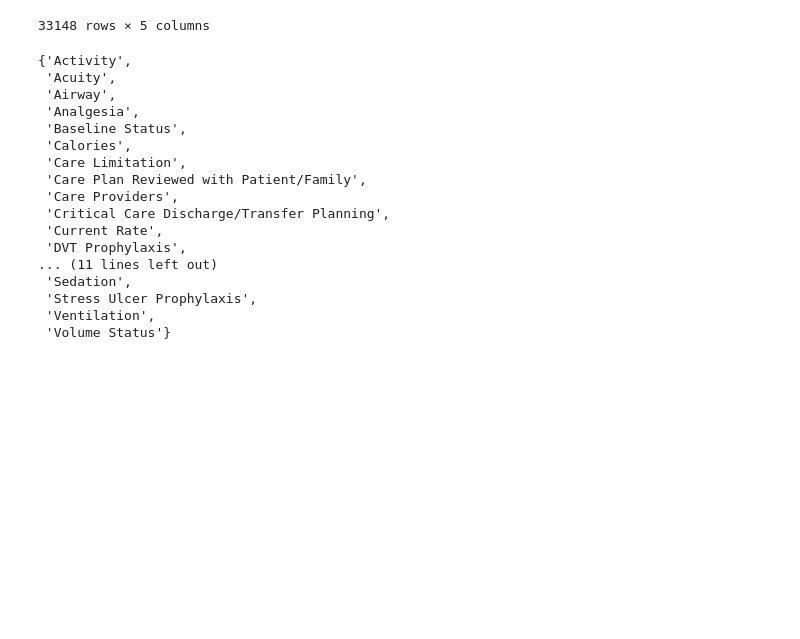
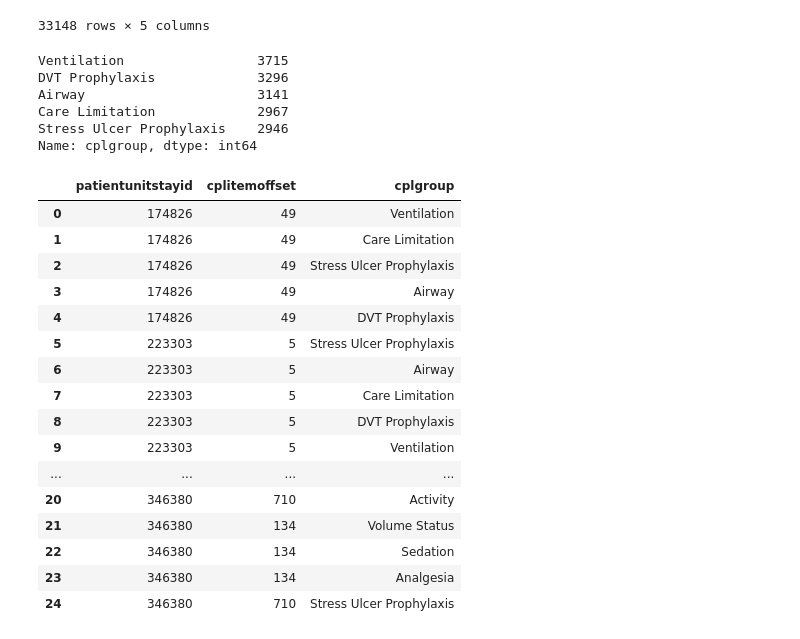
Before and after one commit to ThePylots/Reto1_Prediccion_Estancia_UCI, a Jupyter notebook: src/care_plan_general.ipynb, the cells around one changed output. Cells and saved outputs as stored; diff of their text form; code cells hidden in the pictures; blank space fills up the shorter version.

```diff
--- a/src/care_plan_general.ipynb
+++ b/src/care_plan_general.ipynb
@@ -83,21 +82,36 @@ dfs['carePlanGeneral'] = dfs['carePlanGeneral'].drop(columns=[
 ], axis=1)
 # %%
-set(dfs['carePlanGeneral']['cplgroup'])
+dfs['carePlanGeneral']['cplgroup'].value_counts()[:5]
+
+#Ventilation                                  3715
+#DVT Prophylaxis                              3296
+#Airway                                       3141
+#Care Limitation                              2967
+#Stress Ulcer Prophylaxis                     2946
 # %% [output]
-{'Activity',
- 'Acuity',
- 'Airway',
- 'Analgesia',
- 'Baseline Status',
- 'Calories',
- 'Care Limitation',
- 'Care Plan Reviewed with Patient/Family',
- 'Care Providers',
- 'Critical Care Discharge/Transfer Planning',
- 'Current Rate',
- 'DVT Prophylaxis',
-... (11 lines left out)
- 'Sedation',
- 'Stress Ulcer Prophylaxis',
- 'Ventilation',
- 'Volume Status'}
+Ventilation                 3715
+DVT Prophylaxis             3296
+Airway                      3141
+Care Limitation             2967
+Stress Ulcer Prophylaxis    2946
+Name: cplgroup, dtype: int64
+# %%
+dfs['carePlanGeneral'].head(25)
+# %% [output]
+|  | patientunitstayid | cplitemoffset | cplgroup |
+| 0 | 174826 | 49 | Ventilation |
+| 1 | 174826 | 49 | Care Limitation |
+| 2 | 174826 | 49 | Stress Ulcer Prophylaxis |
+| 3 | 174826 | 49 | Airway |
+| 4 | 174826 | 49 | DVT Prophylaxis |
+| 5 | 223303 | 5 | Stress Ulcer Prophylaxis |
+| 6 | 223303 | 5 | Airway |
+| 7 | 223303 | 5 | Care Limitation |
+| 8 | 223303 | 5 | DVT Prophylaxis |
+| 9 | 223303 | 5 | Ventilation |
+| ... | ... | ... | ... |
+| 20 | 346380 | 710 | Activity |
+| 21 | 346380 | 134 | Volume Status |
+| 22 | 346380 | 134 | Sedation |
+| 23 | 346380 | 134 | Analgesia |
+| 24 | 346380 | 710 | Stress Ulcer Prophylaxis |
```
Also changed, not shown: parts of 5 cells of this notebook, 2 other files.
